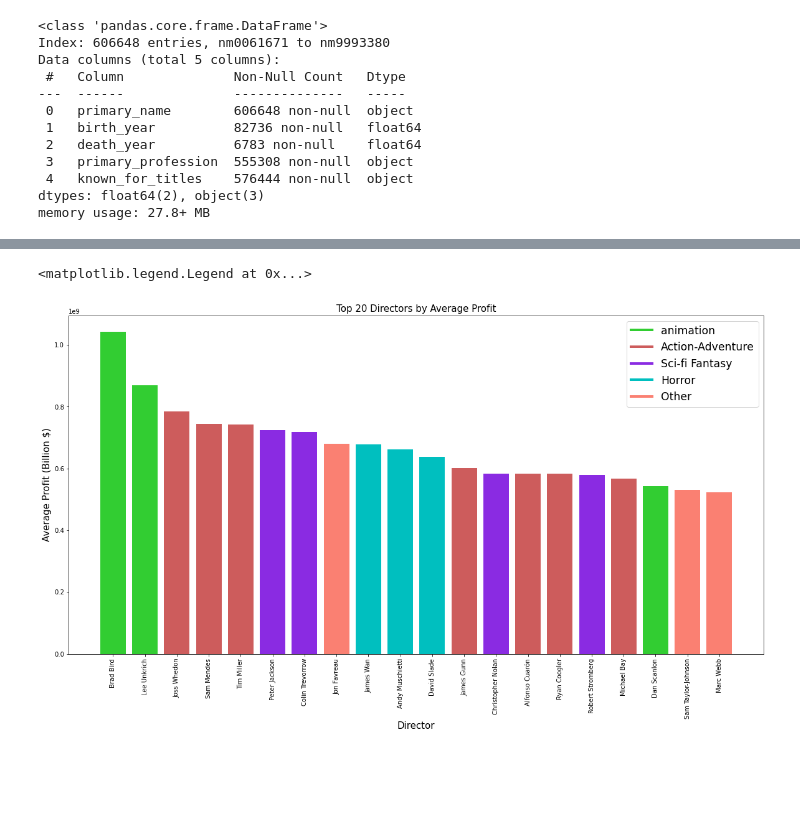
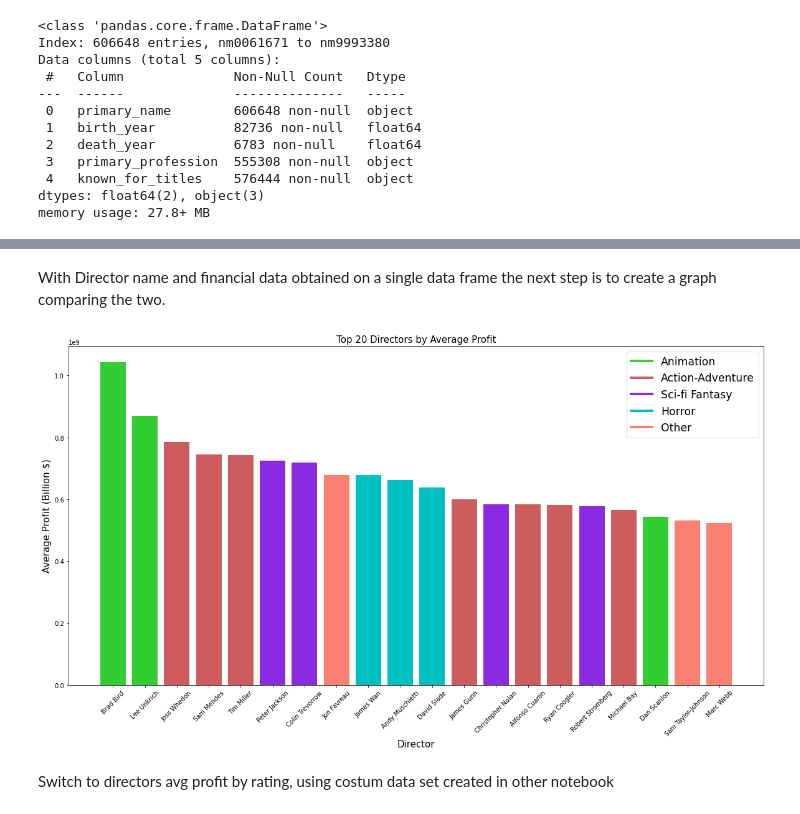
Before and after one commit to camdeman/MMA, a Jupyter notebook: graphing notebook.ipynb, the cells around one changed output, grey strips where cells are left out. Saved outputs shown, nothing was run; the diff lists cells and outputs as text; code cells hidden in the pictures; blank space fills up the shorter version.

```diff
--- a/graphing notebook.ipynb
+++ b/graphing notebook.ipynb
@@ -151,6 +160,8 @@ df['nconst'] = df['nconst'].str.split(',').tolist()
 df.head()
 df = df.explode('nconst')
 df = df.dropna(subset = ['nconst'])
+# %% [markdown]
+With Director name and financial data obtained on a single data frame the next step is to create a graph comparing the two.
 # %%
 
 #data falsely attributed avatar to wrong director
@@ -163,32 +174,36 @@ directors_group_top_profit = directors_group.head(20)
 # %%
 # Plot a bar graph of the most common names
 fig, ax = plt.subplots(figsize = (20,10))
 
 color_index = ['limegreen','limegreen','indianred','indianred',
                'indianred','blueviolet','blueviolet','salmon','c','c','c',
                'indianred','blueviolet','indianred','indianred','blueviolet',
                'indianred','limegreen','salmon','salmon']
 ax.bar(directors_group_top_profit.index, directors_group_top_profit['profit'],color = color_index)
 
 # Add labels for x and y axes
 ax.set_xlabel('Director', fontsize = 15)
 ax.set_ylabel('Average Profit (Billion $)', fontsize = 15)
 
 #setting color
 custom_lines = [Line2D([0], [0], color="limegreen", lw=4),
                 Line2D([0], [0], color="indianred", lw=4),
                 Line2D([0], [0], color="blueviolet", lw=4),
                 Line2D([0], [0], color="c", lw=4),
                 Line2D([0], [0], color ="salmon",lw=4)]
 
 # Add a title for the plot
 ax.set_title('Top 20 Directors by Average Profit', fontsize=15)
 
-ax.tick_params(axis='x', labelrotation = 90)
+ax.tick_params(axis='x', labelrotation = 45)
 
 # add a legend
-plt.legend(custom_lines, ['animation', 'Action-Adventure', 'Sci-fi Fantasy','Horror', 'Other'], fontsize="xx-large") ###
+plt.legend(custom_lines, ['Animation', 'Action-Adventure', 'Sci-fi Fantasy','Horror', 'Other'], fontsize="xx-large")
+
+###
+fig.savefig('Top_20_directors.pdf')
 # %% [output]
-<matplotlib.legend.Legend at 0x...>
-[figure, old version]
+[figure, new version]
+# %% [markdown]
+Switch to directors avg profit by rating, using costum data set created in other notebook
 # %%
```
Also changed, not shown: parts of 7 cells of this notebook.
